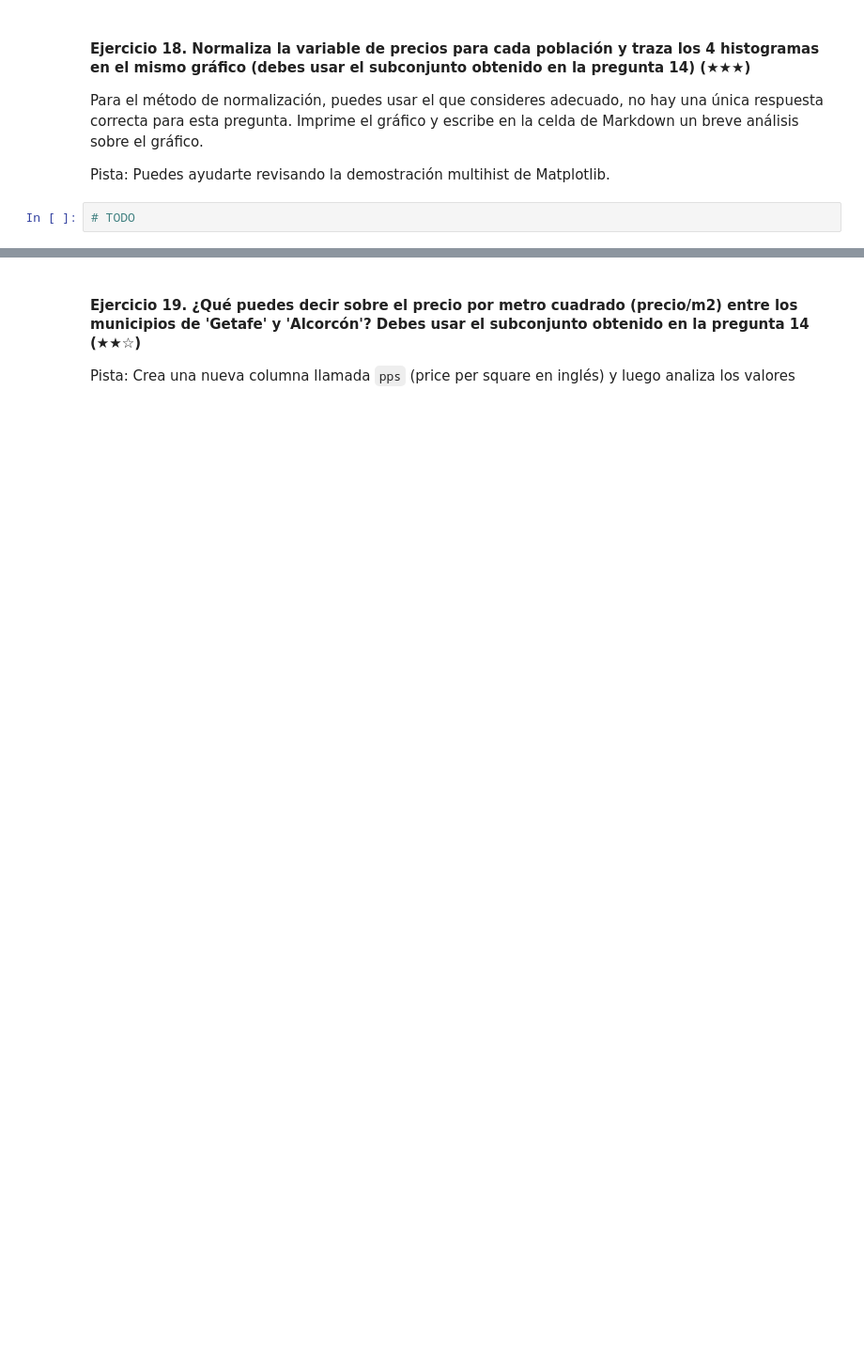
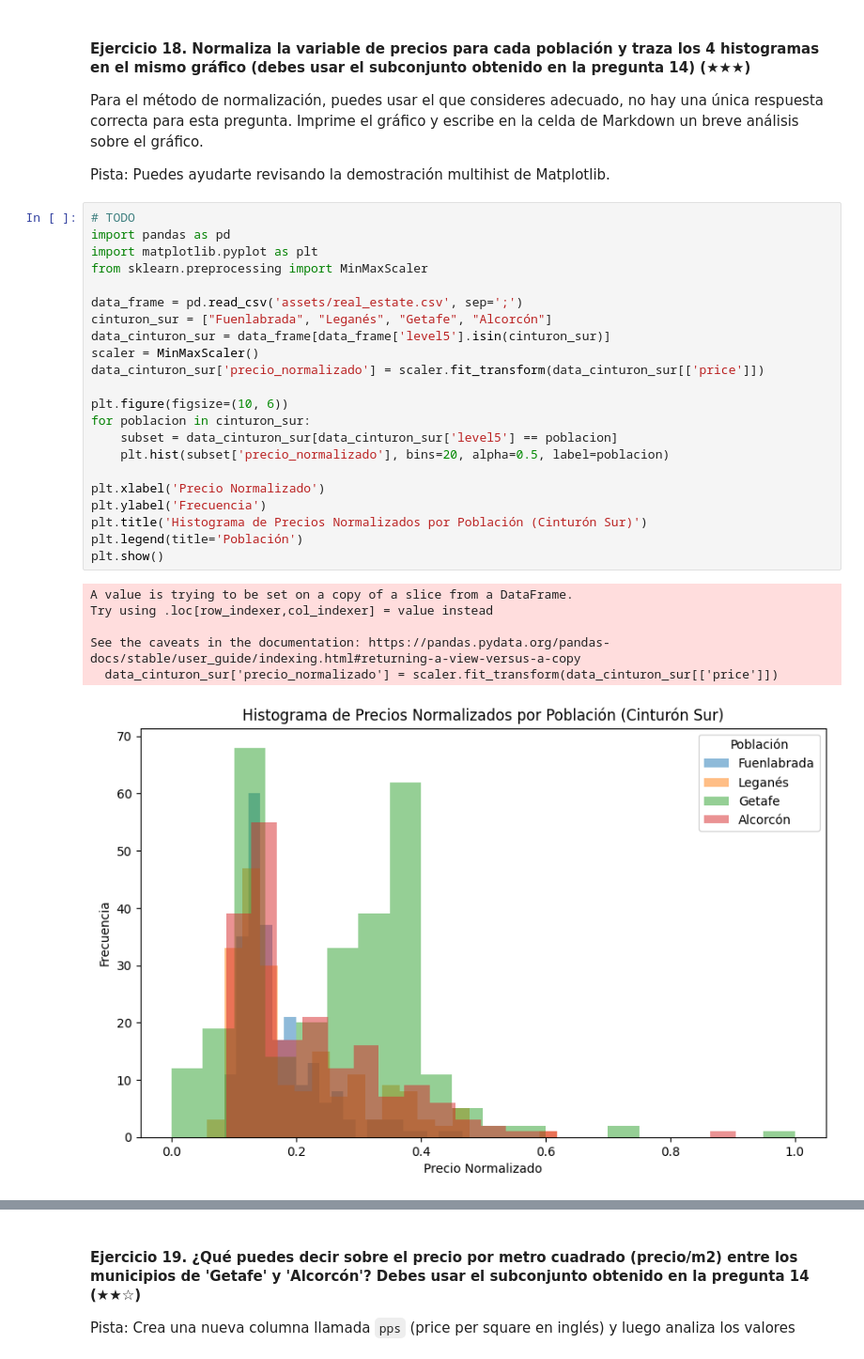
Before and after one commit to maldo1904/realestate-datacleanup-exercise, a Jupyter notebook: project.es.ipynb, the cells around one changed output, grey strips where cells are left out. Shown at 94% size. Saved outputs shown, nothing was run; the diff lists cells and outputs as text; blank space fills up the shorter version.

```diff
--- a/project.es.ipynb
+++ b/project.es.ipynb
@@ -368,4 +377,31 @@ Para el método de normalización, puedes usar el que consideres adecuado, no ha
 Pista: Puedes ayudarte revisando la demostración multihist de Matplotlib.
 # %%
 # TODO
+import pandas as pd
+import matplotlib.pyplot as plt
+from sklearn.preprocessing import MinMaxScaler
+
+data_frame = pd.read_csv('assets/real_estate.csv', sep=';')
+cinturon_sur = ["Fuenlabrada", "Leganés", "Getafe", "Alcorcón"]
+data_cinturon_sur = data_frame[data_frame['level5'].isin(cinturon_sur)]
+scaler = MinMaxScaler()
+data_cinturon_sur['precio_normalizado'] = scaler.fit_transform(data_cinturon_sur[['price']])
+
+plt.figure(figsize=(10, 6))
+for poblacion in cinturon_sur:
+    subset = data_cinturon_sur[data_cinturon_sur['level5'] == poblacion]
+    plt.hist(subset['precio_normalizado'], bins=20, alpha=0.5, label=poblacion)
+
+plt.xlabel('Precio Normalizado')
+plt.ylabel('Frecuencia')
+plt.title('Histograma de Precios Normalizados por Población (Cinturón Sur)')
+plt.legend(title='Población')
+plt.show()
+# %% [output]
+A value is trying to be set on a copy of a slice from a DataFrame.
+Try using .loc[row_indexer,col_indexer] = value instead
+
+See the caveats in the documentation: https://pandas.pydata.org/pandas-docs/stable/user_guide/indexing.html#returning-a-view-versus-a-copy
+  data_cinturon_sur['precio_normalizado'] = scaler.fit_transform(data_cinturon_sur[['price']])
+[figure, added]
 # %% [markdown]
```
Also changed, not shown: parts of 5 cells of this notebook.
